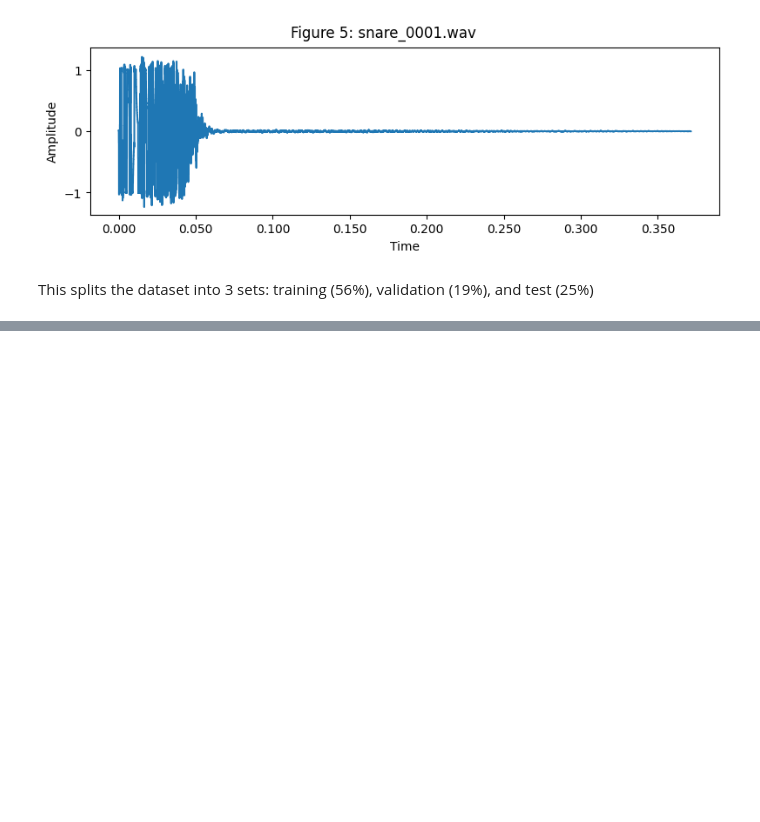
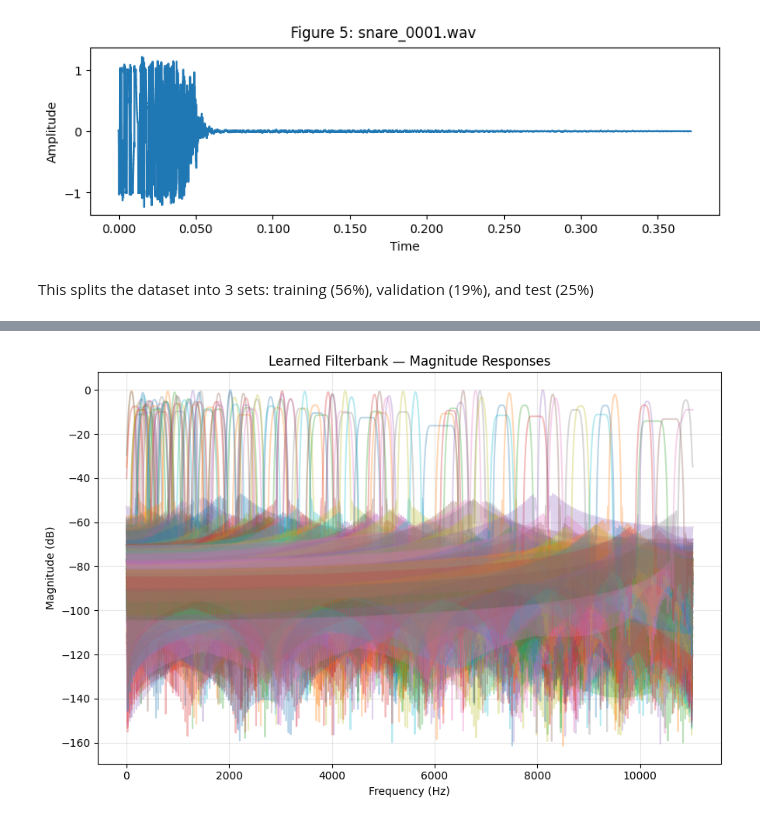
Before and after one commit to NiccoloAbate/drum-audio-classifier, a Jupyter notebook: drum_prediction_model_raw2.ipynb, the cells around one changed output, grey strips where cells are left out. Cells and saved outputs as stored; diff of their text form; code cells hidden in the pictures; blank space fills up the shorter version.

```diff
--- a/drum_prediction_model_raw2.ipynb
+++ b/drum_prediction_model_raw2.ipynb
@@ -247,0 +329,93 @@ Final Validation Accuracy:  0.9281553626060486
+# %%
+# Extract raw SincConv parameters
+sinc_layer = model.get_layer("filterbank")
+filt_b1_raw, filt_band_raw = sinc_layer.get_weights()
+
+# Convert (N,1) → (N,)
+filt_b1_raw = filt_b1_raw.ravel()
+filt_band_raw = filt_band_raw.ravel()
+
+n_filters = len(filt_b1_raw)
+fs = sinc_layer.fs
+Filt_dim = sinc_layer.Filt_dim
+
+# Minimum enforced inside the layer
+min_freq = 50.0
+min_band = 50.0
+
+# Convert raw parameters to true frequencies
+f1_hz = np.abs(filt_b1_raw) * fs + min_freq
+f2_hz = f1_hz + (np.abs(filt_band_raw) * fs + min_band)
+
+# For sorting in the heatmap
+centers = (f1_hz + f2_hz) / 2
+
+# Window function
+n = np.linspace(0, Filt_dim - 1, Filt_dim)
+window = 0.54 - 0.46 * np.cos(2 * np.pi * n / Filt_dim)
+
+def build_sinc_kernel(f1, f2, Filt_dim, fs, window):
+    # symmetric time axis
+    t = np.arange(-(Filt_dim - 1) / 2, (Filt_dim + 1) / 2) / fs
+
+    # lowpass components
+    h1 = 2 * f1 * np.sinc(2 * f1 * t)
+    h2 = 2 * f2 * np.sinc(2 * f2 * t)
+
+    # bandpass
+    h = h2 - h1
+
+    # window
+    h *= window
+
+    # normalize
+    return h / (np.max(np.abs(h)) + 1e-12)
+
+# FFT parameters
+nfft = 4096
+freqs = np.fft.rfftfreq(nfft, 1/fs)
+n_freqs = len(freqs)
+
+# Compute magnitude spectra for each filter
+spec = np.zeros((n_filters, n_freqs))
+
+for i in range(n_filters):
+    h = build_sinc_kernel(f1_hz[i], f2_hz[i], Filt_dim, fs, window)
+    H = np.fft.rfft(h, n=nfft)
+    mag = np.abs(H)
+    spec[i] = 20 * np.log10(mag + 1e-6)
+
+# Normalize to 0 dB peak
+spec -= spec.max()
+
+# Plot individual magnitude responses (overlay)
+plt.figure(figsize=(9, 6))
+for i in range(n_filters):
+    plt.plot(freqs, spec[i], alpha=0.3)
+
+plt.title("Learned Filterbank — Magnitude Responses")
+plt.xlabel("Frequency (Hz)")
+plt.ylabel("Magnitude (dB)")
+plt.grid(alpha=0.3)
+plt.tight_layout()
+plt.show()
+
+# Heatmap (sorted by center frequency)
+order = np.argsort(centers)
+
+plt.figure(figsize=(11, 7))
+plt.imshow(
+    spec[order],
+    aspect='auto',
+    origin='lower',
+    extent=[freqs[0], freqs[-1], 0, n_filters],
+    cmap='inferno'
+)
+plt.colorbar(label="Magnitude (dB)")
+plt.xlabel("Frequency (Hz)")
+plt.ylabel("Filter Index (sorted by center freq)")
+plt.title("Learned Filterbank — Spectrogram View")
+plt.tight_layout()
+plt.show()
+# %% [output]
+[figure, added]
```
Also changed, not shown: parts of 8 cells of this notebook, 7 other files.
